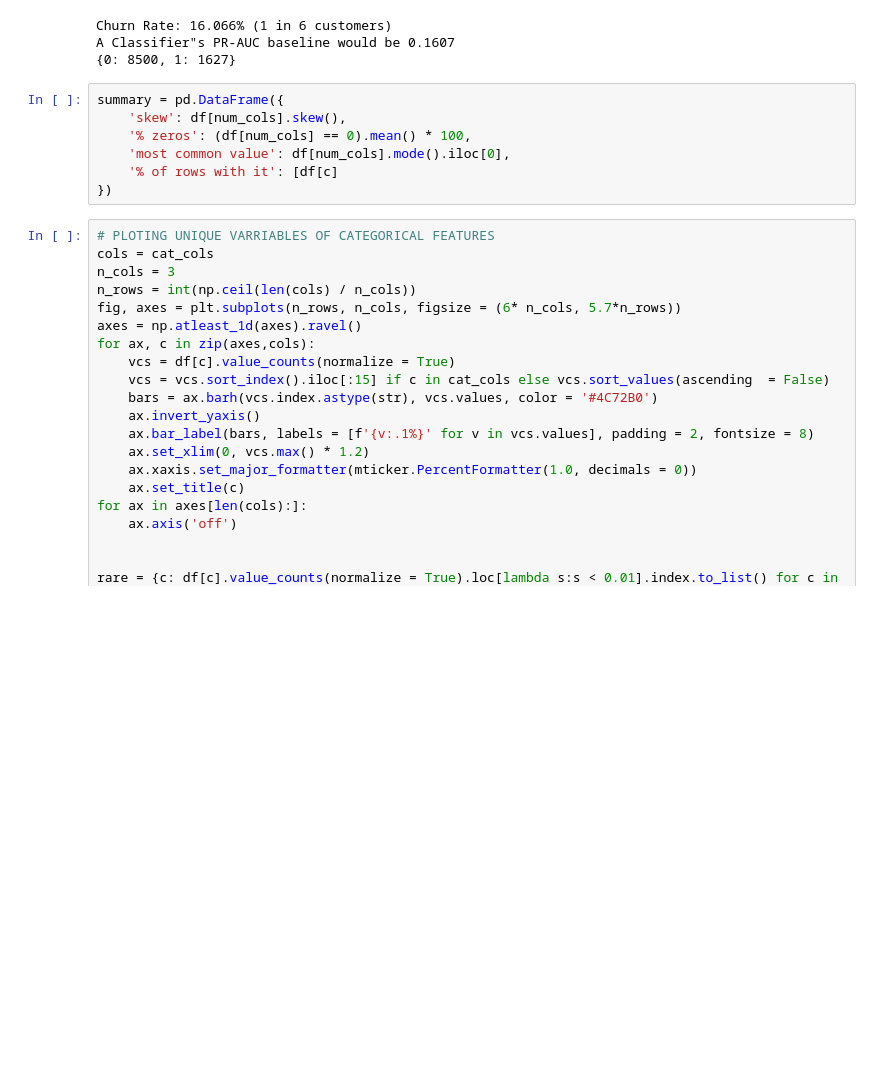
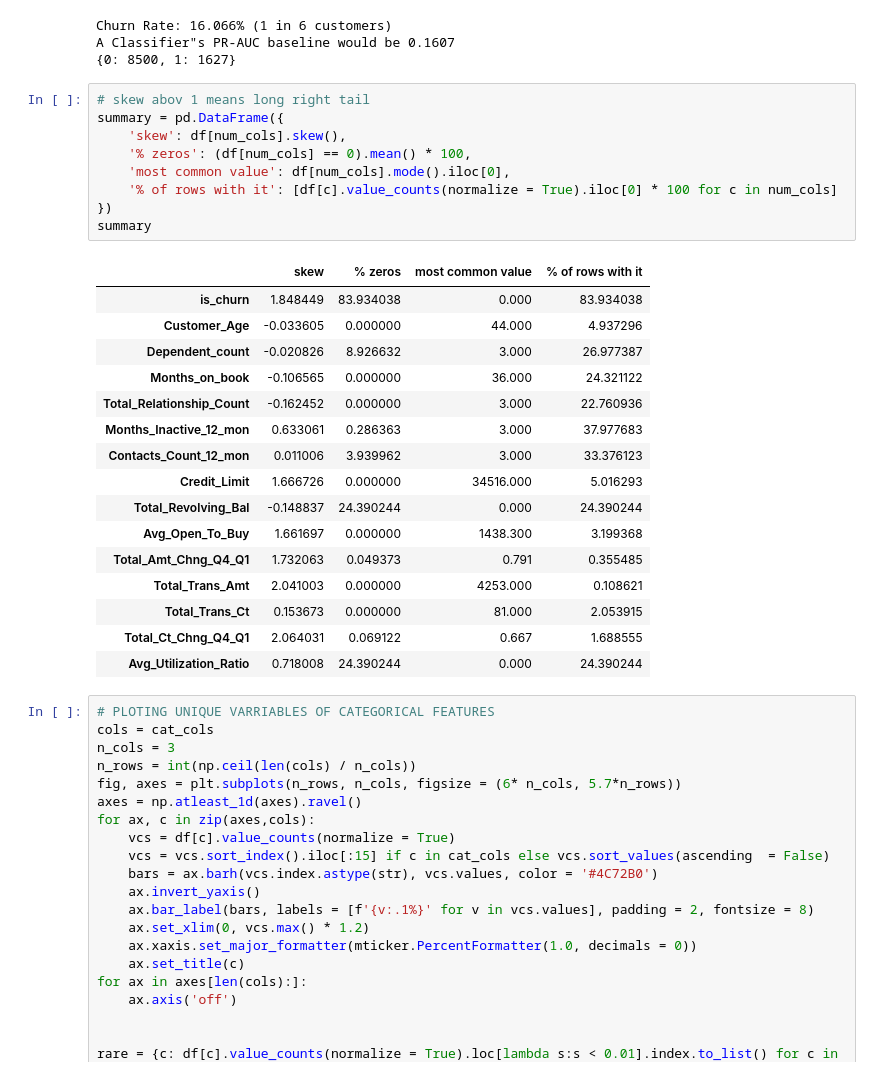
Before and after one commit to kidnextdoor57/Credit-Card-Churn-Prediction, a Jupyter notebook: credit_card_churn.ipynb, the cells around one changed output. Drawn from its saved outputs; the diff is of its cells as text; blank space fills up the shorter version.

```diff
--- a/credit_card_churn.ipynb
+++ b/credit_card_churn.ipynb
@@ -276,12 +276,31 @@ Churn Rate: 16.066% (1 in 6 customers)
 A Classifier"s PR-AUC baseline would be 0.1607
 {0: 8500, 1: 1627}
 # %%
+# skew abov 1 means long right tail
 summary = pd.DataFrame({
     'skew': df[num_cols].skew(),
     '% zeros': (df[num_cols] == 0).mean() * 100,
     'most common value': df[num_cols].mode().iloc[0],
-    '% of rows with it': [df[c]
+    '% of rows with it': [df[c].value_counts(normalize = True).iloc[0] * 100 for c in num_cols]
 })
+summary
+# %% [output]
+|  | skew | % zeros | most common value | % of rows with it |
+| is_churn | 1.848449 | 83.934038 | 0.000 | 83.934038 |
+| Customer_Age | -0.033605 | 0.000000 | 44.000 | 4.937296 |
+| Dependent_count | -0.020826 | 8.926632 | 3.000 | 26.977387 |
+| Months_on_book | -0.106565 | 0.000000 | 36.000 | 24.321122 |
+| Total_Relationship_Count | -0.162452 | 0.000000 | 3.000 | 22.760936 |
+| Months_Inactive_12_mon | 0.633061 | 0.286363 | 3.000 | 37.977683 |
+| Contacts_Count_12_mon | 0.011006 | 3.939962 | 3.000 | 33.376123 |
+| Credit_Limit | 1.666726 | 0.000000 | 34516.000 | 5.016293 |
+| Total_Revolving_Bal | -0.148837 | 24.390244 | 0.000 | 24.390244 |
+| Avg_Open_To_Buy | 1.661697 | 0.000000 | 1438.300 | 3.199368 |
+| Total_Amt_Chng_Q4_Q1 | 1.732063 | 0.049373 | 0.791 | 0.355485 |
+| Total_Trans_Amt | 2.041003 | 0.000000 | 4253.000 | 0.108621 |
+| Total_Trans_Ct | 0.153673 | 0.000000 | 81.000 | 2.053915 |
+| Total_Ct_Chng_Q4_Q1 | 2.064031 | 0.069122 | 0.667 | 1.688555 |
+| Avg_Utilization_Ratio | 0.718008 | 24.390244 | 0.000 | 24.390244 |
 # %%
 # PLOTING UNIQUE VARRIABLES OF CATEGORICAL FEATURES
 cols = cat_cols
```
